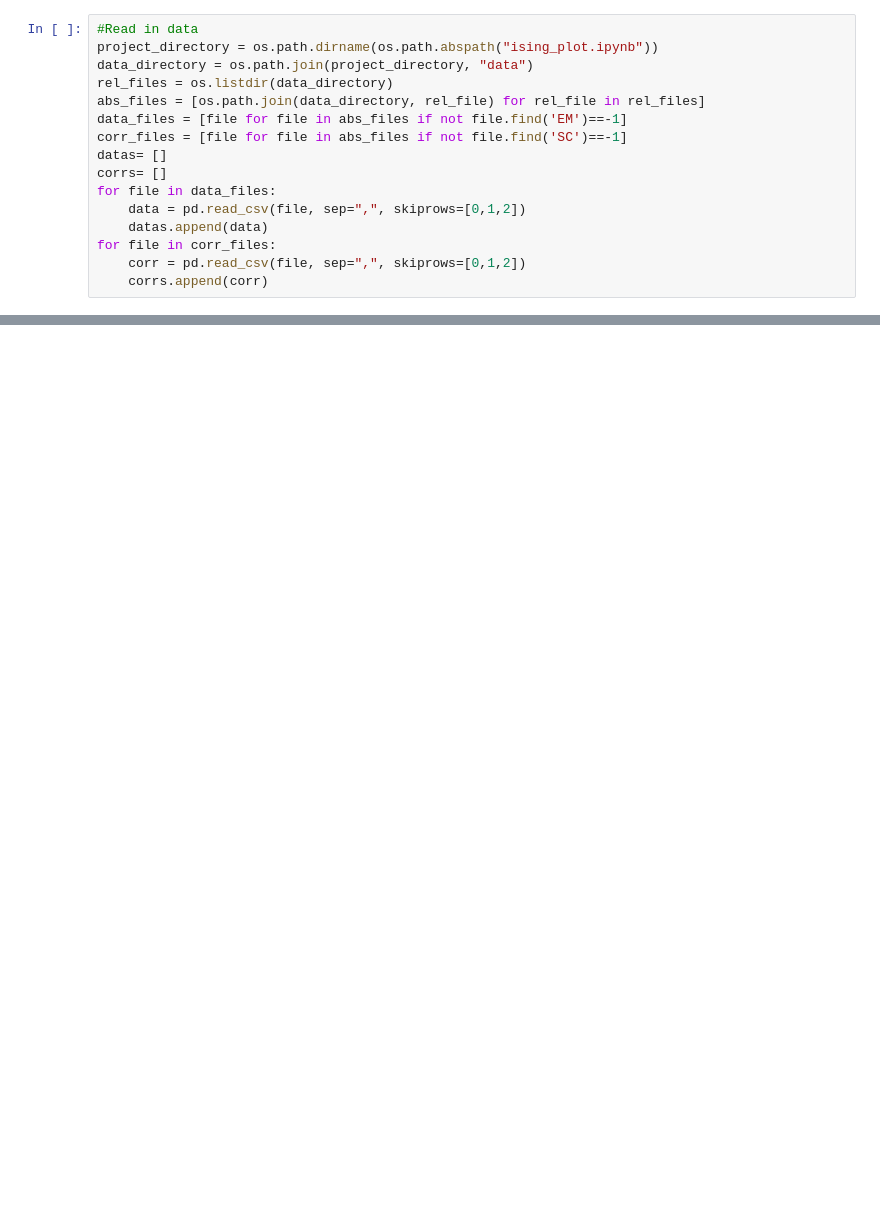
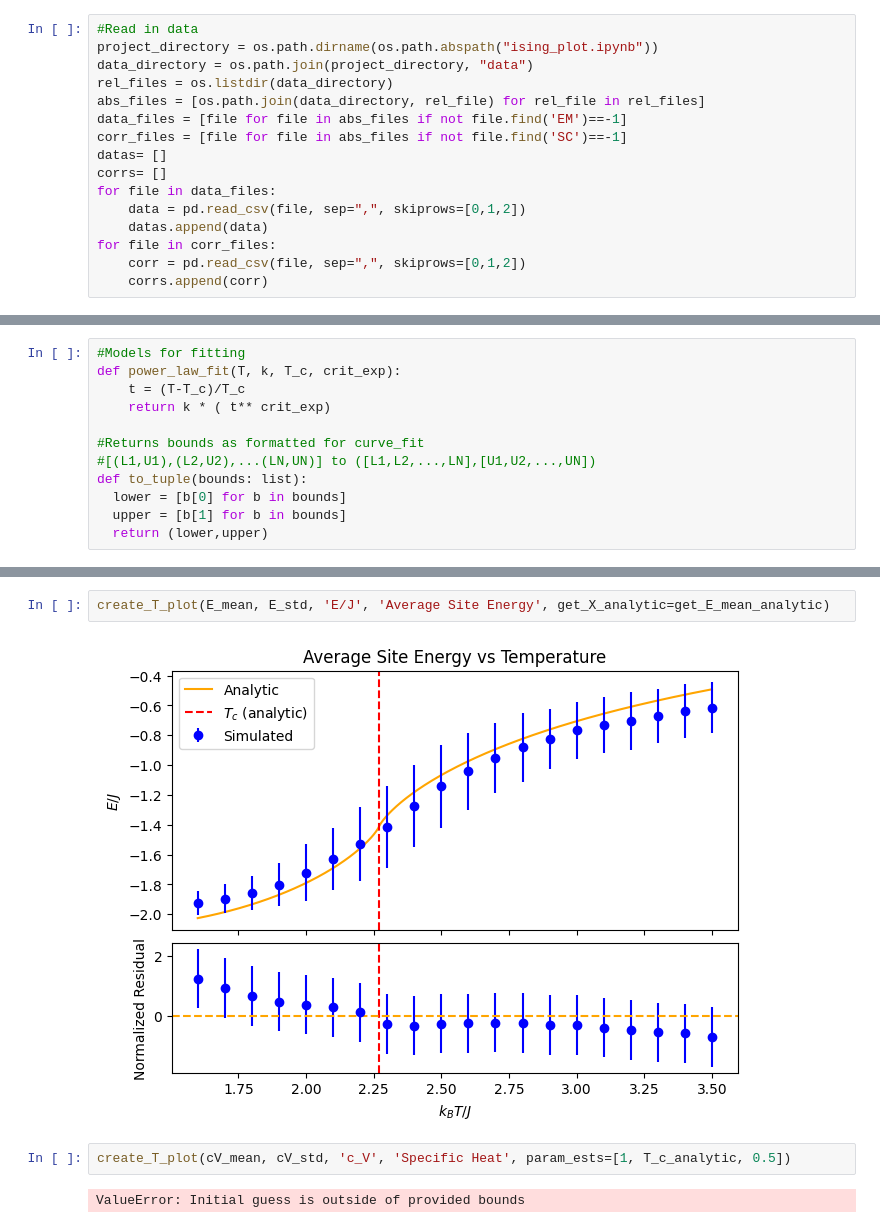
Before and after one commit to DarkLordProgrammer/ising, a Jupyter notebook: ising_plot.ipynb, the cells around one changed output, grey strips where cells are left out. Cells and saved outputs as stored; diff of their text form; blank space fills up the shorter version.

```diff
--- a/ising_plot.ipynb
+++ b/ising_plot.ipynb
@@ -38,0 +37,12 @@ Text(0.5, 1.0, 'Average Site Energy vs Temperature')
+# %%
+#Models for fitting
+def power_law_fit(T, k, T_c, crit_exp):
+    t = (T-T_c)/T_c
+    return k * ( t** crit_exp)
+
+#Returns bounds as formatted for curve_fit
+#[(L1,U1),(L2,U2),...(LN,UN)] to ([L1,L2,...,LN],[U1,U2,...,UN])
+def to_tuple(bounds: list):
+  lower = [b[0] for b in bounds]
+  upper = [b[1] for b in bounds]
+  return (lower,upper)
@@ -38,0 +169,8 @@ Text(0.5, 1.0, 'Average Site Energy vs Temperature')
+# %%
+create_T_plot(E_mean, E_std, 'E/J', 'Average Site Energy', get_X_analytic=get_E_mean_analytic)
+# %% [output]
+[figure, added]
+# %%
+create_T_plot(cV_mean, cV_std, 'c_V', 'Specific Heat', param_ests=[1, T_c_analytic, 0.5])
+# %% [output]
+ValueError: Initial guess is outside of provided bounds
```
Also changed, not shown: parts of 7 cells of this notebook, 4 other files.
